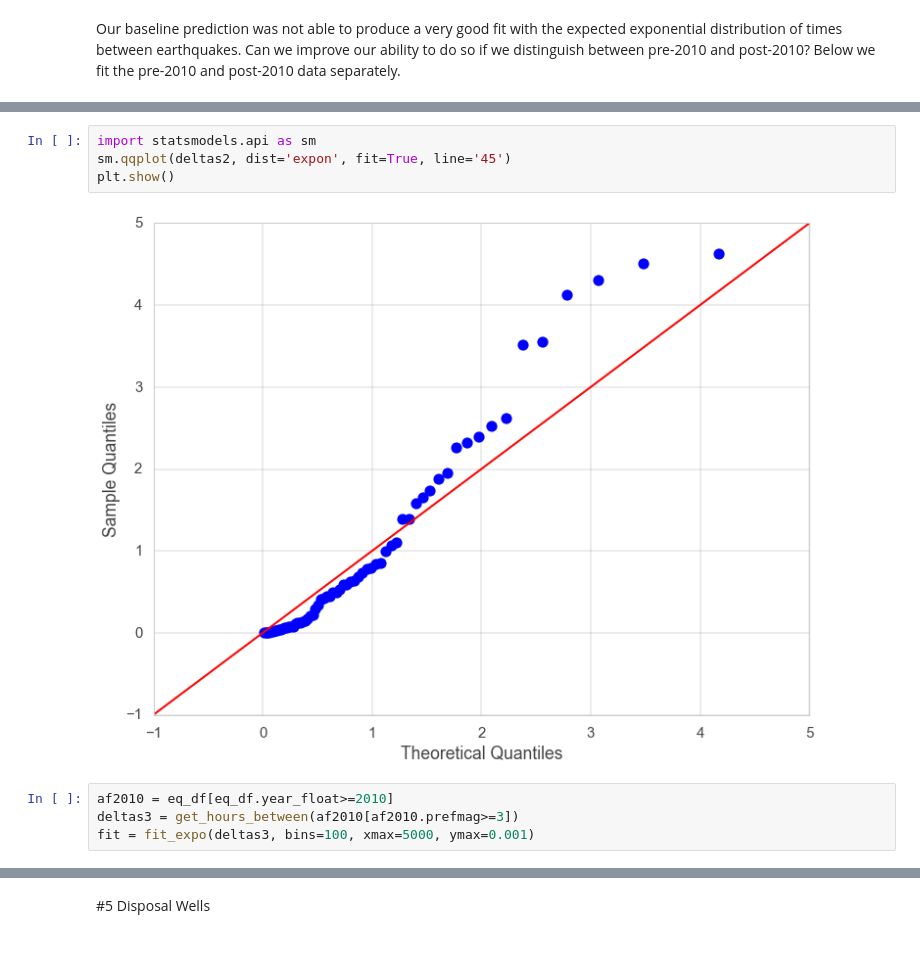
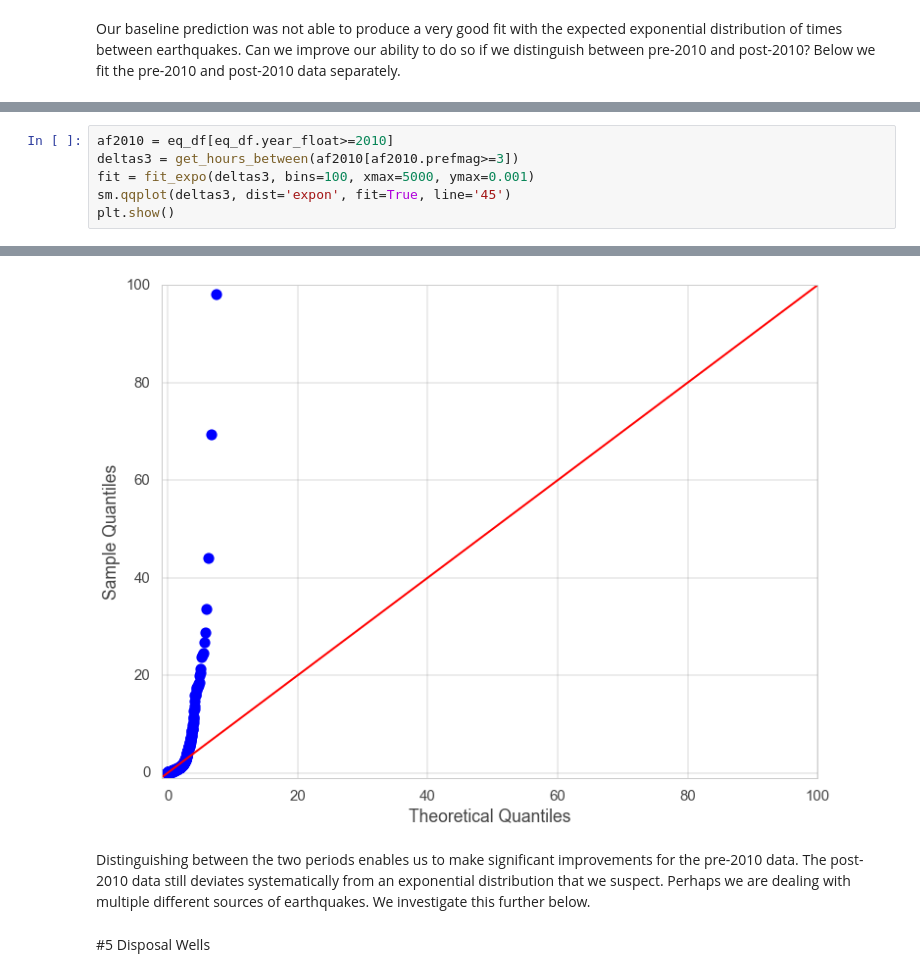
Before and after one commit to tperol/earthquake-clusters, a Jupyter notebook: Final.ipynb, the cells around one changed output, grey strips where cells are left out. Drawn from its saved outputs; the diff is of its cells as text; blank space fills up the shorter version.

Commit message:
poisson process pre post 2010 fix

```diff
--- a/Final.ipynb
+++ b/Final.ipynb
@@ -625,15 +629,14 @@ fit = fit_expo(deltas2, bins=100, xmax=5000, ymax=0.001)
-# %%
-import statsmodels.api as sm
-sm.qqplot(deltas2, dist='expon', fit=True, line='45')
-plt.show()
-# %% [output]
-[figure, removed]
 # %%
 af2010 = eq_df[eq_df.year_float>=2010]
 deltas3 = get_hours_between(af2010[af2010.prefmag>=3])
 fit = fit_expo(deltas3, bins=100, xmax=5000, ymax=0.001)
+sm.qqplot(deltas3, dist='expon', fit=True, line='45')
+plt.show()
 # %% [output]
 [figure]
+[figure, added]
+# %% [markdown]
+Distinguishing between the two periods enables us to make significant improvements for the pre-2010 data. The post-2010 data still deviates systematically from an exponential distribution that we suspect. Perhaps we are dealing with multiple different sources of earthquakes. We investigate this further below.
 # %% [markdown]
 #5 Disposal Wells
 # %% [markdown]
```
Also changed, not shown: parts of 5 cells of this notebook.
